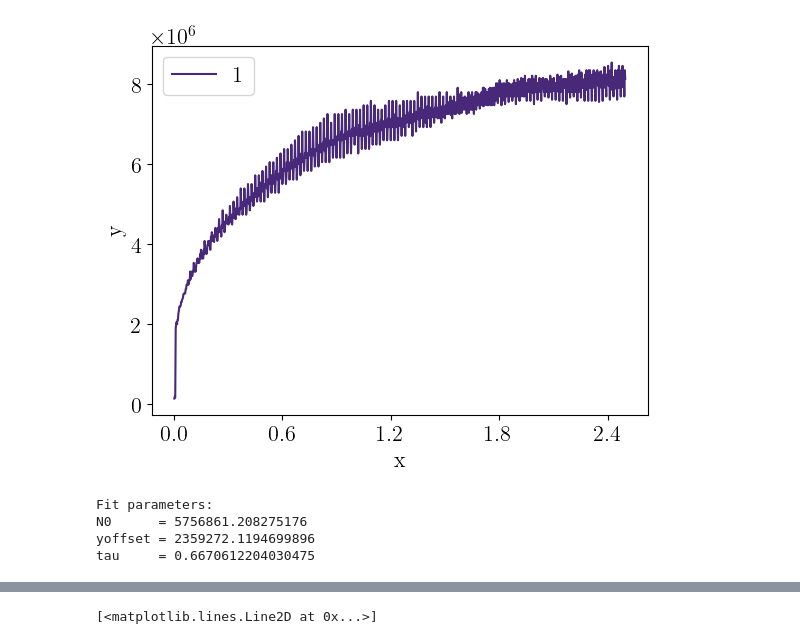
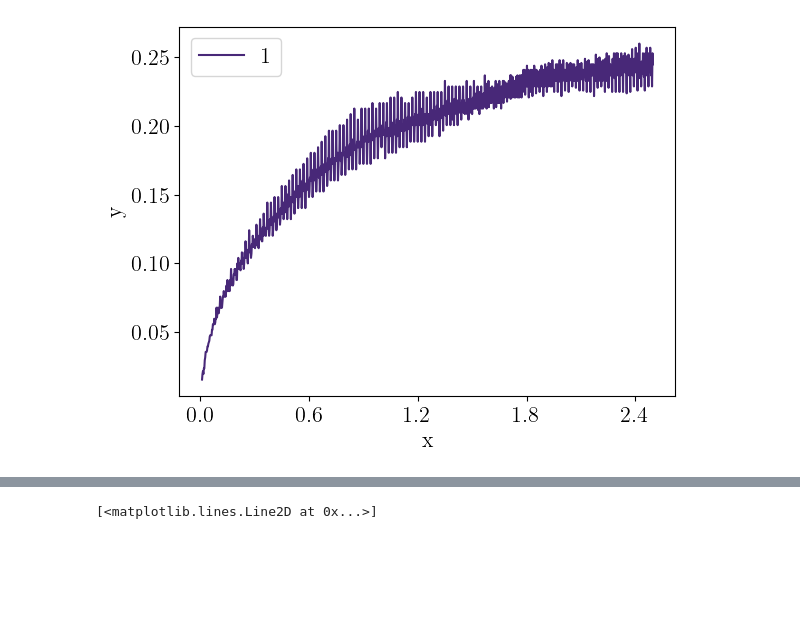
Before and after one commit to linuswespunibas/-BK-QuantumOptics, a Jupyter notebook: Experiment2/lifetime_of_trap.ipynb, the cells around one changed output, grey strips where cells are left out. Drawn from its saved outputs; the diff is of its cells as text; code cells hidden in the pictures; blank space fills up the shorter version.

```diff
--- a/Experiment2/lifetime_of_trap.ipynb
+++ b/Experiment2/lifetime_of_trap.ipynb
@@ -29,20 +29,22 @@ fname1 = "data_lifetime/scope_8.csv"
 csv_data_1 = pd.read_csv(fname1, sep=",")
 
 time1 = csv_data_1["second"] + 0.9
-volt1 = volt_N(csv_data_1["Volt4"] / 10)
+# volt1 = volt_N(csv_data_1["Volt4"] / 10)
+volt1 = csv_data_1["Volt4"] / 10
 
 fname2 = "data_lifetime/scope_9.csv"
 csv_data_2 = pd.read_csv(fname2, sep=",")
 
 time2 = csv_data_2["second"] + 0.9
-volt2 = volt_N(csv_data_2["Volt4"] / 10)
+# volt2 = volt_N(csv_data_2["Volt4"] / 10)
+volt2 = csv_data_2["Volt4"] / 10
 # %%
-von1, zu1 = 641, -360
+von1, zu1 = 644, -360
 
 data_to_range = [
-    [time1[von1:zu1], volt1[von1:zu1], "1", c_scheme[1], "-", ""],
+    [time1[von1:zu1], volt1[von1:zu1]-background_laser_on, "1", c_scheme[1], "-", ""],
 ]
 
 p_func.plot_with_one_axis(data_to_range, name_x='x', name_y='y', plot_title='', filename_to_save='nosvg', marker_size='5', font_size=16, offset_text_size=16, legend_local='best', legend_size=16, x_ticks_limit=5, x_ticks_numstyle='sci', line_width=1.5, y_lim=None)
 # %% [output]
-[figure, old version]
+[figure, new version]
@@ -60,10 +50,0 @@ y_guess = fit_func(t_fit, *guess)
-# %%
-print("Fit parameters:")
-print("N0      =", popt[0])
-print("yoffset =", popt[1])
-print("tau     =", popt[2])
-# %% [output]
-Fit parameters:
-N0      = 5756861.208275176
-yoffset = 2359272.1194699896
-tau     = 0.6670612204030475
```
Also changed, not shown: parts of 7 cells of this notebook, 18 other files.
